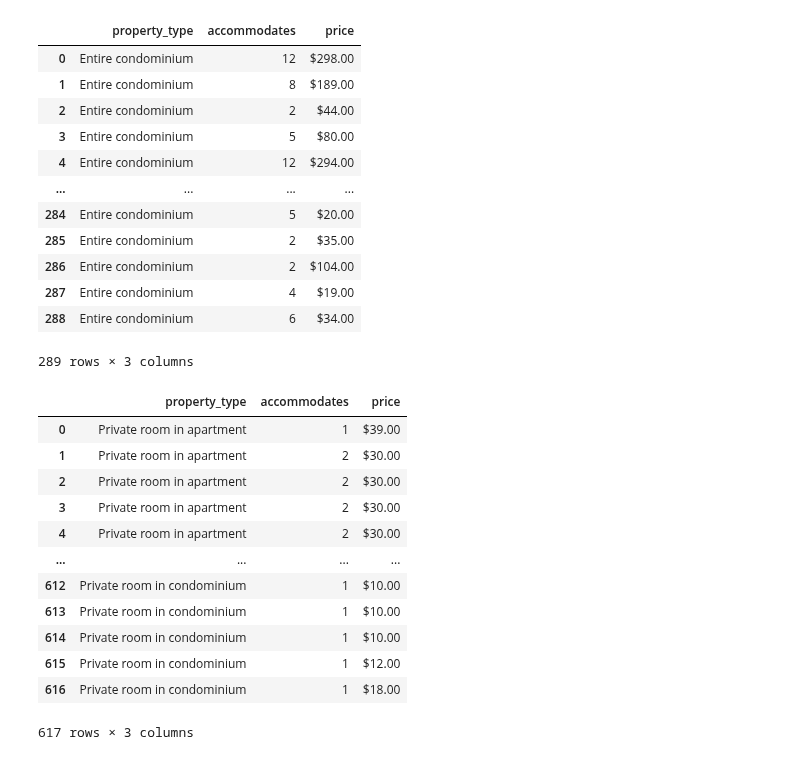
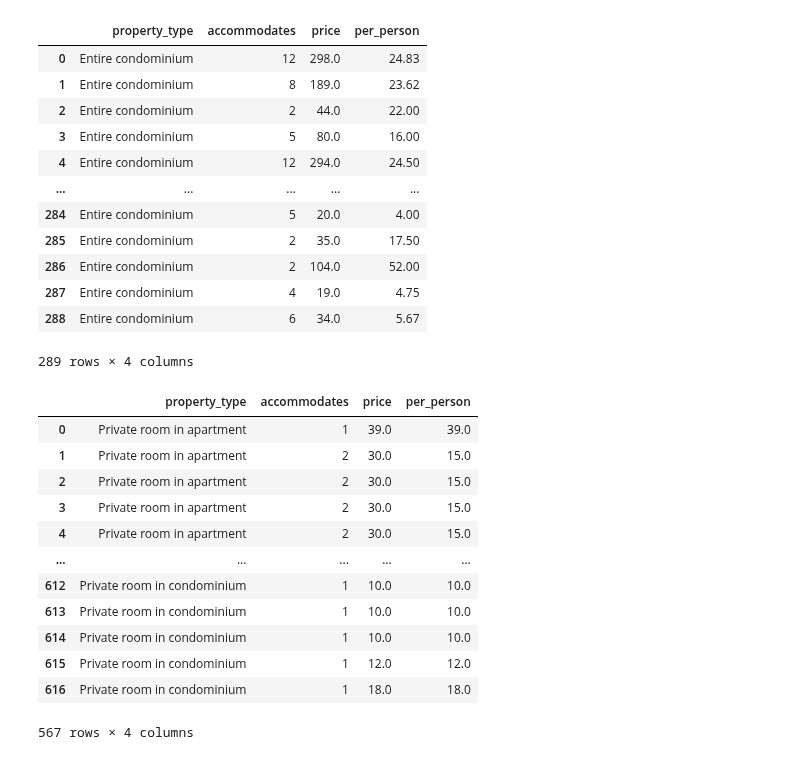
Before and after one commit to data301-2021-summer2/project-group36-project, a Jupyter notebook: analysis/Jaimie Nguyen/Dataset.ipynb, the cells around one changed output. Drawn from its saved outputs; the diff is of its cells as text; code cells hidden in the pictures.

```diff
--- a/analysis/Jaimie Nguyen/Dataset.ipynb
+++ b/analysis/Jaimie Nguyen/Dataset.ipynb
@@ -100,4 +64,0 @@ list(df.columns)
-# %%
-df=df[[ 'property_type', 'accommodates', 'price']]
-df=df.dropna().reset_index(drop=True)
-df
@@ -117,0 +65,7 @@ df
+# %%
+df= df[[ 'property_type', 'accommodates', 'price']]
+
+df['price']=df['price'].replace({r'\$':''}, regex = True)
+df['price']=df['price'].replace({r'\,':''}, regex = True)
+
+df
@@ -117,0 +86,6 @@ df
+# %%
+df['price'] = pd.to_numeric(df['price'])
+# %%
+df['per_person'] = df['price']/df['accommodates']
+df['per_person']=df['per_person'].round(2)
+print(df['per_person'])
@@ -136,38 +124,41 @@ Apdf
 condf=df[df['property_type'] =='Entire condominium'].reset_index(drop=True)
 condf
 # %% [output]
-|  | property_type | accommodates | price |
-| 0 | Entire condominium | 12 | $298.00 |
-| 1 | Entire condominium | 8 | $189.00 |
-| 2 | Entire condominium | 2 | $44.00 |
-| 3 | Entire condominium | 5 | $80.00 |
-| 4 | Entire condominium | 12 | $294.00 |
-| ... | ... | ... | ... |
-| 284 | Entire condominium | 5 | $20.00 |
-| 285 | Entire condominium | 2 | $35.00 |
-| 286 | Entire condominium | 2 | $104.00 |
-| 287 | Entire condominium | 4 | $19.00 |
-| 288 | Entire condominium | 6 | $34.00 |
+|  | property_type | accommodates | price | per_person |
+| 0 | Entire condominium | 12 | 298.0 | 24.83 |
+| 1 | Entire condominium | 8 | 189.0 | 23.62 |
+| 2 | Entire condominium | 2 | 44.0 | 22.00 |
+| 3 | Entire condominium | 5 | 80.0 | 16.00 |
+| 4 | Entire condominium | 12 | 294.0 | 24.50 |
+| ... | ... | ... | ... | ... |
+| 284 | Entire condominium | 5 | 20.0 | 4.00 |
+| 285 | Entire condominium | 2 | 35.0 | 17.50 |
+| 286 | Entire condominium | 2 | 104.0 | 52.00 |
+| 287 | Entire condominium | 4 | 19.0 | 4.75 |
+| 288 | Entire condominium | 6 | 34.0 | 5.67 |
-289 rows × 3 columns
+289 rows × 4 columns
 # %%
 prapdf=df[df['property_type'] =='Private room in apartment'].reset_index(drop=True)
 prcondf=df[df['property_type'] =='Private room in condominium'].reset_index(drop=True)
 private=prapdf.merge(prcondf,"outer")
+private=private[private['per_person'] < 100]
+private=private[private['accommodates']<=3]
+
 private
 # %% [output]
-|  | property_type | accommodates | price |
-| 0 | Private room in apartment | 1 | $39.00 |
-| 1 | Private room in apartment | 2 | $30.00 |
-| 2 | Private room in apartment | 2 | $30.00 |
-| 3 | Private room in apartment | 2 | $30.00 |
-| 4 | Private room in apartment | 2 | $30.00 |
-| ... | ... | ... | ... |
-| 612 | Private room in condominium | 1 | $10.00 |
-| 613 | Private room in condominium | 1 | $10.00 |
-| 614 | Private room in condominium | 1 | $10.00 |
-| 615 | Private room in condominium | 1 | $12.00 |
-| 616 | Private room in condominium | 1 | $18.00 |
+|  | property_type | accommodates | price | per_person |
+| 0 | Private room in apartment | 1 | 39.0 | 39.0 |
+| 1 | Private room in apartment | 2 | 30.0 | 15.0 |
+| 2 | Private room in apartment | 2 | 30.0 | 15.0 |
+| 3 | Private room in apartment | 2 | 30.0 | 15.0 |
+| 4 | Private room in apartment | 2 | 30.0 | 15.0 |
+| ... | ... | ... | ... | ... |
+| 612 | Private room in condominium | 1 | 10.0 | 10.0 |
+| 613 | Private room in condominium | 1 | 10.0 | 10.0 |
+| 614 | Private room in condominium | 1 | 10.0 | 10.0 |
+| 615 | Private room in condominium | 1 | 12.0 | 12.0 |
+| 616 | Private room in condominium | 1 | 18.0 | 18.0 |
-617 rows × 3 columns
+567 rows × 4 columns
 # %%
 df1=df[df['property_type'] !='Entire apartment'].reset_index(drop=True)
 df1=df1[df1['property_type'] !='Private room in apartment'].reset_index(drop=True)
```
Also changed, not shown: parts of 20 cells of this notebook.
